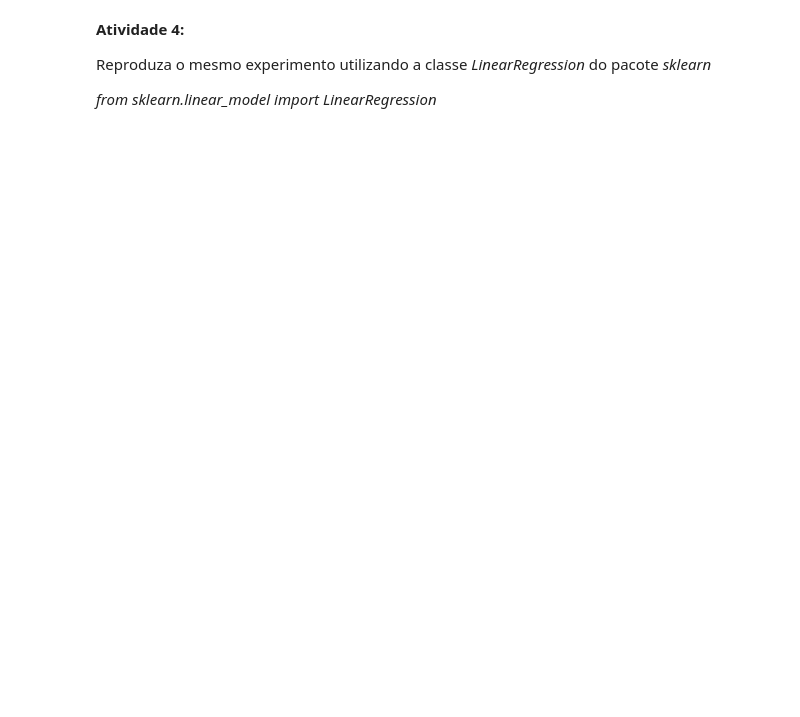
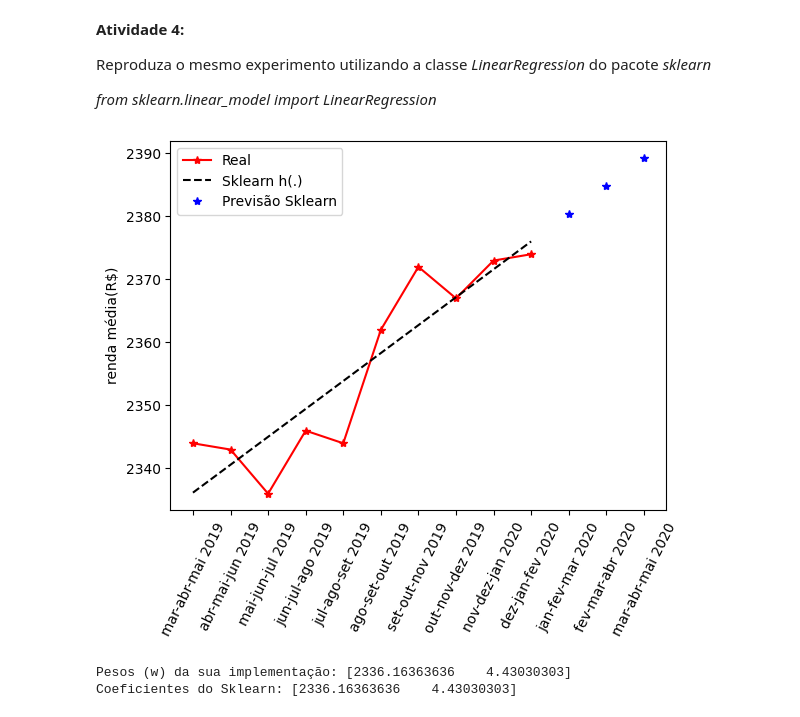
Before and after one commit to juliajgmb/regressao_atvd, a Jupyter notebook: Prática1_RendaMensal.ipynb, the cells around one changed output. Saved outputs shown, nothing was run; the diff lists cells and outputs as text; code cells hidden in the pictures; blank space fills up the shorter version.

```diff
--- a/Prática1_RendaMensal.ipynb
+++ b/Prática1_RendaMensal.ipynb
@@ -54,8 +69,14 @@ Implemente o algoritmo de Regressão Linear que retorne o vetor de pesos $w=(X^T
 # %%
 class LinearRegression:
     def fit(self, _X, _y):
+     X = np.array(_X)
+     y = np.array(_y)
+
+     self.w = np.linalg.inv(X.T @ X) @ X.T @ y
 
     def predict(self, _x):
+     X = np.array(_x)
+     return X @ self.w
 
     def getW(self):
         return self.w
@@ -96,0 +121,24 @@ from sklearn.linear_model import LinearRegression
+# %%
+from sklearn.linear_model import LinearRegression as SKLinearRegression
+
+model_sk = SKLinearRegression(fit_intercept=False)
+model_sk.fit(_timeRL,_data)
+
+_dataRL_sk = model_sk.predict(_timeRL)
+
+future_X = [[1, t] for t in _timeForecast]
+_dadosk = model_sk.predict(future_X)
+
+config_plt()
+plt.plot(_timeLabel, _data, 'r-*', label='Real')
+plt.plot(_timeLabel, _dataRL_sk, 'k--', label='Sklearn h(.)')
+plt.plot(_timeLabelForecast, _dadosk, 'b*', label='Previsão Sklearn')
+plt.legend(loc=2)
+plt.show()
+
+print("Pesos (w) da sua implementação:", lr.getW())
+print("Coeficientes do Sklearn:", model_sk.coef_)
+# %% [output]
+[figure, added]
+Pesos (w) da sua implementação: [2336.16363636    4.43030303]
+Coeficientes do Sklearn: [2336.16363636    4.43030303]
```
Also changed, not shown: parts of 5 cells of this notebook, 1 other file.
